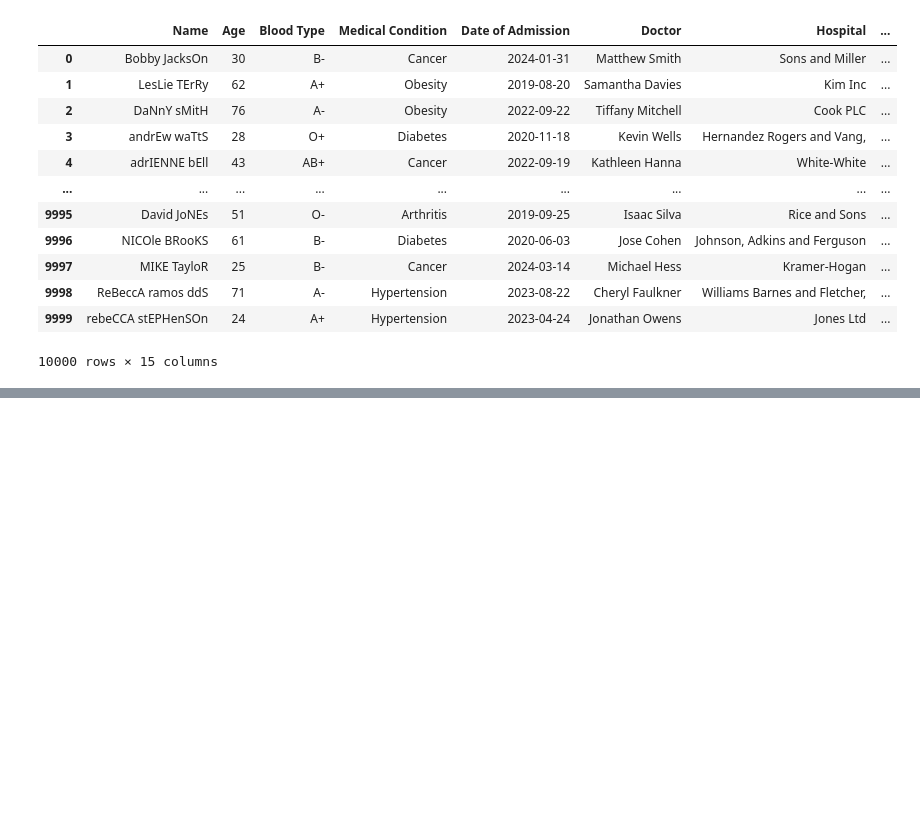
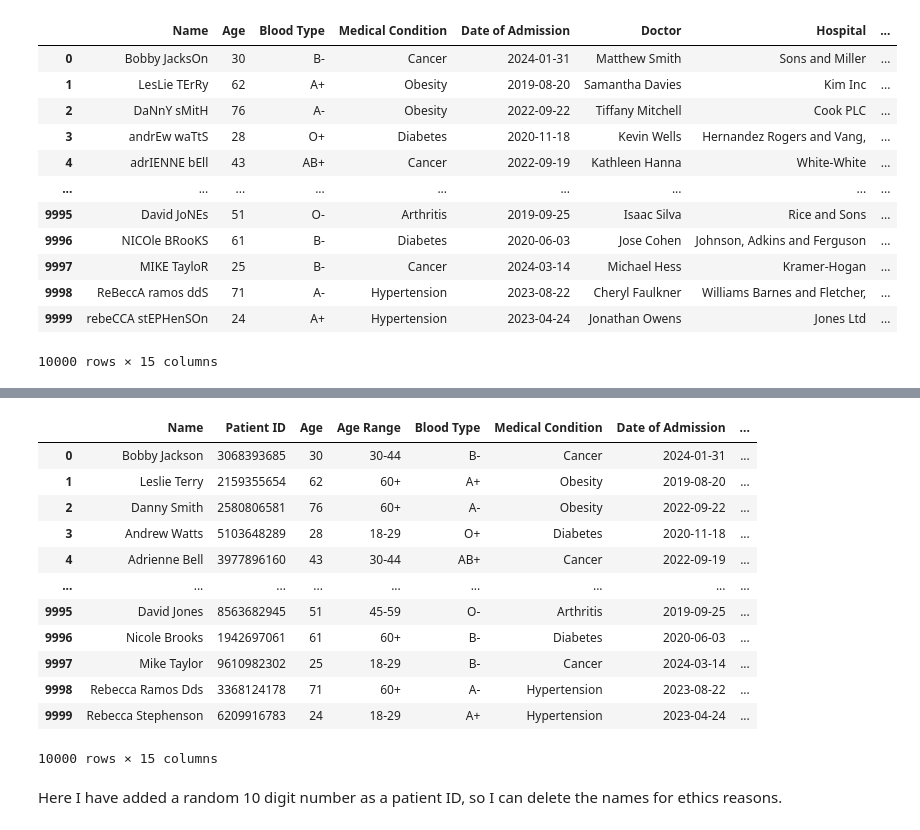
Before and after one commit to MatTetsu/Healthcare, a Jupyter notebook: jupyter_notebooks/Healthcare_Cleaning.ipynb, the cells around one changed output, grey strips where cells are left out. Cells and saved outputs as stored; diff of their text form; code cells hidden in the pictures; blank space fills up the shorter version.

```diff
--- a/jupyter_notebooks/Healthcare_Cleaning.ipynb
+++ b/jupyter_notebooks/Healthcare_Cleaning.ipynb
@@ -155,0 +178,4 @@ df
+# %%
+df['Name'] = df['Name'].str.lower()
+# %%
+df["Name"] = df["Name"].str.title()
@@ -155,0 +184,22 @@ df
+# %%
+for i in df.index:
+    pid = random.randint(1_000_000_000, 10_000_000_000)
+    df.loc[i, "Patient ID"] = str(pid)
+# %%
+df
+# %% [output]
+|  | Name | Patient ID | Age | Age Range | Blood Type | Medical Condition | Date of Admission | ... |
+| 0 | Bobby Jackson | 3068393685 | 30 | 30-44 | B- | Cancer | 2024-01-31 | ... |
+| 1 | Leslie Terry | 2159355654 | 62 | 60+ | A+ | Obesity | 2019-08-20 | ... |
+| 2 | Danny Smith | 2580806581 | 76 | 60+ | A- | Obesity | 2022-09-22 | ... |
+| 3 | Andrew Watts | 5103648289 | 28 | 18-29 | O+ | Diabetes | 2020-11-18 | ... |
+| 4 | Adrienne Bell | 3977896160 | 43 | 30-44 | AB+ | Cancer | 2022-09-19 | ... |
+| ... | ... | ... | ... | ... | ... | ... | ... | ... |
+| 9995 | David Jones | 8563682945 | 51 | 45-59 | O- | Arthritis | 2019-09-25 | ... |
+| 9996 | Nicole Brooks | 1942697061 | 61 | 60+ | B- | Diabetes | 2020-06-03 | ... |
+| 9997 | Mike Taylor | 9610982302 | 25 | 18-29 | B- | Cancer | 2024-03-14 | ... |
+| 9998 | Rebecca Ramos Dds | 3368124178 | 71 | 60+ | A- | Hypertension | 2023-08-22 | ... |
+| 9999 | Rebecca Stephenson | 6209916783 | 24 | 18-29 | A+ | Hypertension | 2023-04-24 | ... |
+10000 rows × 15 columns
+# %% [markdown]
+Here I have added a random 10 digit number as a patient ID, so I can delete the names for ethics reasons.
```
Also changed, not shown: parts of 8 cells of this notebook.
